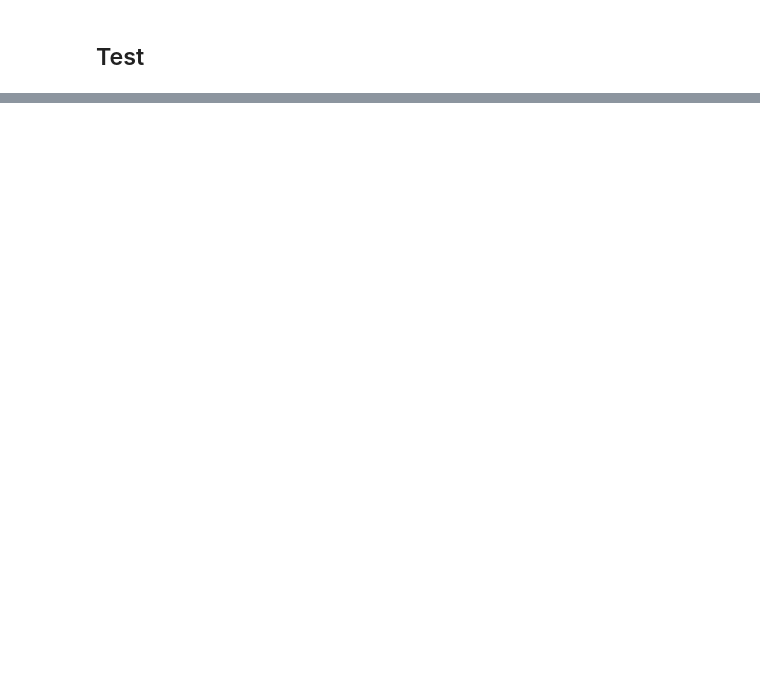
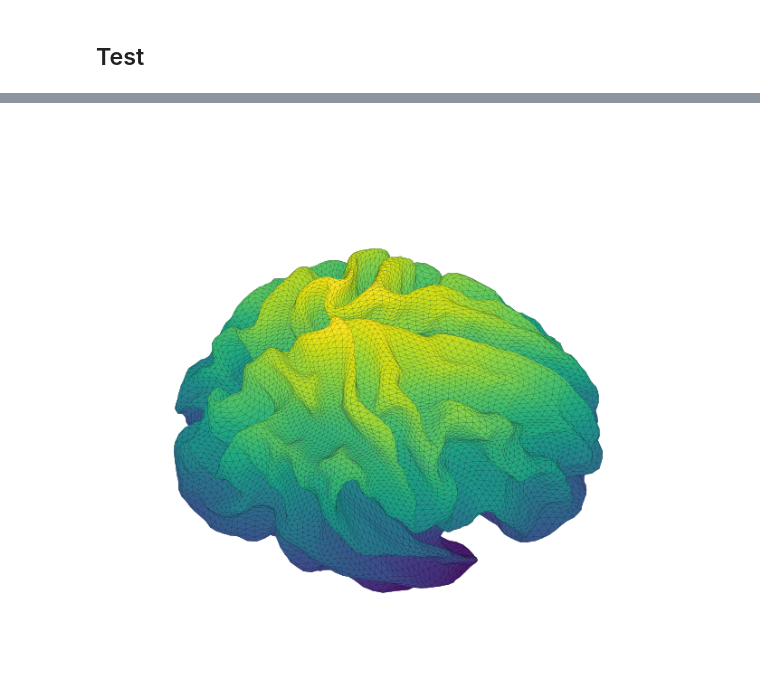
Before and after one commit to gjoelbye/TCAV-BENDR, a Jupyter notebook: notebooks/development-anders.ipynb, the cells around one changed output, grey strips where cells are left out. Drawn from its saved outputs; the diff is of its cells as text; code cells hidden in the pictures; blank space fills up the shorter version.

```diff
--- a/notebooks/development-anders.ipynb
+++ b/notebooks/development-anders.ipynb
@@ -70,0 +32,47 @@ plt.show()
+# %%
+mne.datasets.fetch_hcp_mmp_parcellation(subjects_dir=subjects_dir, accept=True)
+labels_lh = mne.read_labels_from_annot('fsaverage', 'HCPMMP1', 'lh', subjects_dir=subjects_dir, verbose=False)
+labels_rh = mne.read_labels_from_annot('fsaverage', 'HCPMMP1', 'lh', subjects_dir=subjects_dir, verbose=False)
+labels = [labels_lh, labels_rh]
+
+labels_combined_lh = mne.read_labels_from_annot('fsaverage', 'HCPMMP1_combined', 'lh', subjects_dir=subjects_dir, verbose=False)
+labels_combined_rh = mne.read_labels_from_annot('fsaverage', 'HCPMMP1_combined', 'rh', subjects_dir=subjects_dir, verbose=False)
+labels_combined = [labels_lh, labels_rh]
+# %%
+src = get_src(src_path)
+# %%
+vertices = get_vertices(src)
+tris_vertices = get_vertices_tris(src)
+
+sources = get_sources(src)
+tris_sources = get_sources_tris(src)
+# %%
+tris_values = get_z_values(sources, tris_sources)
+tris_colors = cm.viridis(tris_values)
+
+for hemi_idx in range(2):
+    for i in tqdm(range(len(labels[hemi_idx]))):
+        region_source_indices = labels[hemi_idx][i].get_vertices_used()
+        region_tris_indices = get_tris_idx(region_source_indices, tris_sources[hemi_idx])
+        tris_colors[hemi_idx][region_tris_indices] = np.array(cm.tab20(i / len(labels[hemi_idx])))
+# %%
+fig = plt.figure(figsize=(6,6))
+ax = fig.add_subplot(1, 1, 1, projection='3d')
+
+for i in range(2):
+    mesh = ax.plot_trisurf(*sources[i].T, triangles=tris_sources[i], linewidth=0.1, shade=False,
+                            antialiased=True, edgecolor=(0,0,0,0.5), cmap="viridis")
+
+    mesh.set_facecolors(tris_colors[i])
+
+ax.set_xlim(-0.06, 0.06)
+ax.set_ylim(-0.08, 0.04)
+ax.set_zlim(-0.04, 0.09)
+ax.set_box_aspect([1,1,1])
+ax.view_init(45, 360)
+ax.axis("off")
+fig.subplots_adjust(left=0, right=1, bottom=0, top=1)
+
+plt.show()
+# %% [output]
+[figure, added]
```
Also changed, not shown: parts of 17 cells of this notebook, 23 other files.
